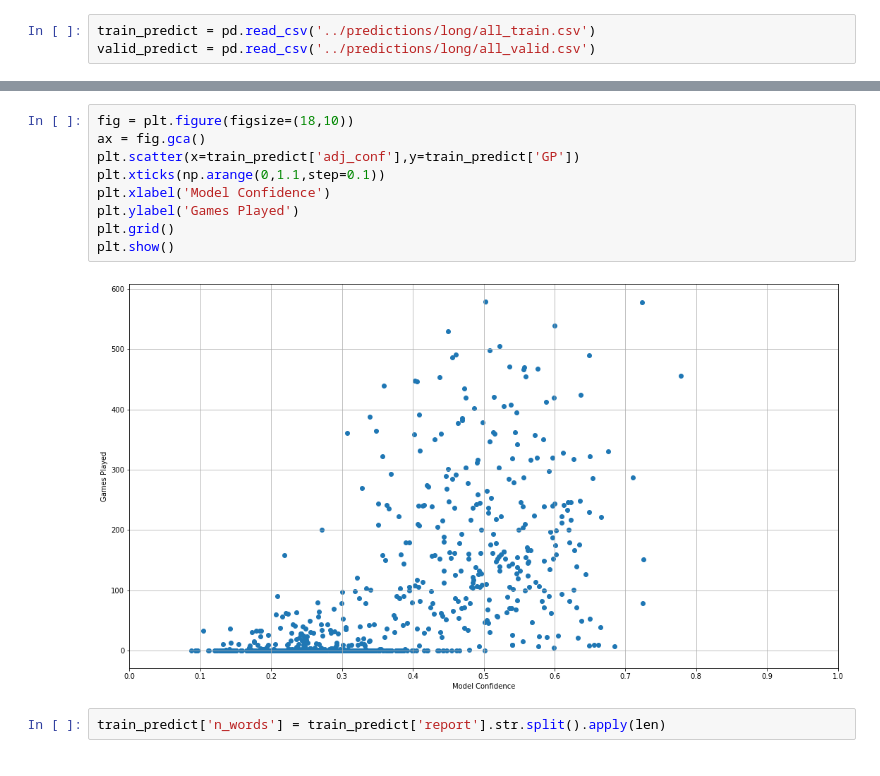
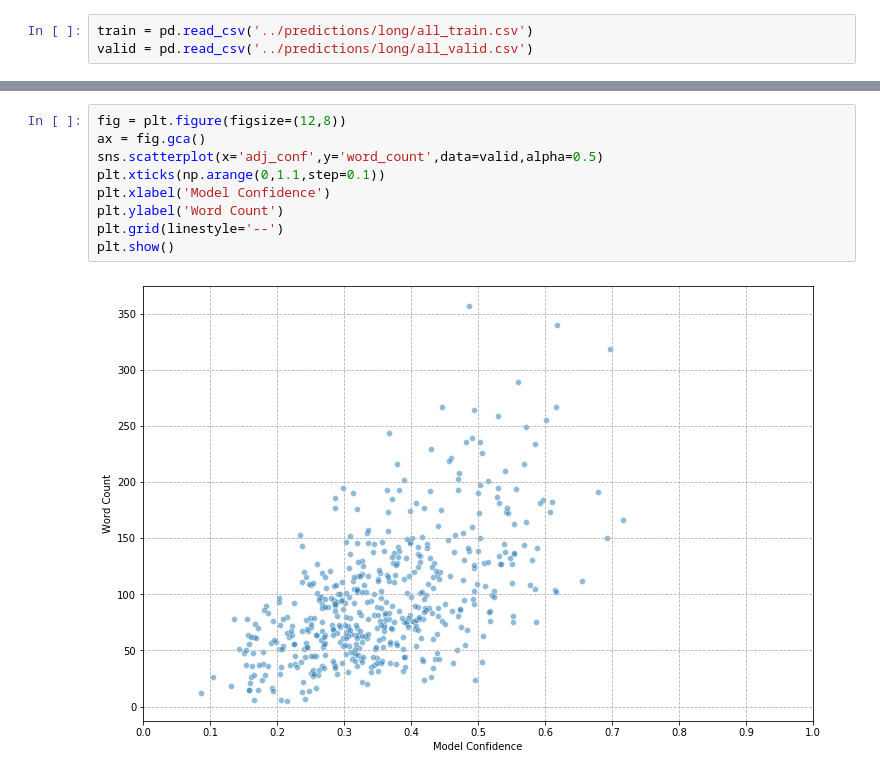
Before and after one commit to mattjliu/NHL-Prospect-Classifier, a Jupyter notebook: notebooks/vizualization.ipynb, the cells around one changed output, grey strips where cells are left out. Saved outputs shown, nothing was run; the diff lists cells and outputs as text.

Commit message:
add plots, combine scripts

```diff
--- a/notebooks/vizualization.ipynb
+++ b/notebooks/vizualization.ipynb
@@ -5,3 +6,3 @@ import matplotlib.pyplot as plt
 # %%
-train_predict = pd.read_csv('../predictions/long/all_train.csv')
-valid_predict = pd.read_csv('../predictions/long/all_valid.csv')
+train = pd.read_csv('../predictions/long/all_train.csv')
+valid = pd.read_csv('../predictions/long/all_valid.csv')
@@ -17,13 +47,11 @@ valid_predict['adj_conf'] = valid_predict.apply(lambda row:adj_proba(row),axis=1
 # %%
-fig = plt.figure(figsize=(18,10))
+fig = plt.figure(figsize=(12,8))
 ax = fig.gca()
-plt.scatter(x=train_predict['adj_conf'],y=train_predict['GP'])
+sns.scatterplot(x='adj_conf',y='word_count',data=valid,alpha=0.5)
 plt.xticks(np.arange(0,1.1,step=0.1))
 plt.xlabel('Model Confidence')
-plt.ylabel('Games Played')
-plt.grid()
+plt.ylabel('Word Count')
+plt.grid(linestyle='--')
 plt.show()
 # %% [output]
-[figure, old version]
+[figure, new version]
-# %%
-train_predict['n_words'] = train_predict['report'].str.split().apply(len)
```
Also changed, not shown: parts of 14 cells of this notebook, 24 other files.
